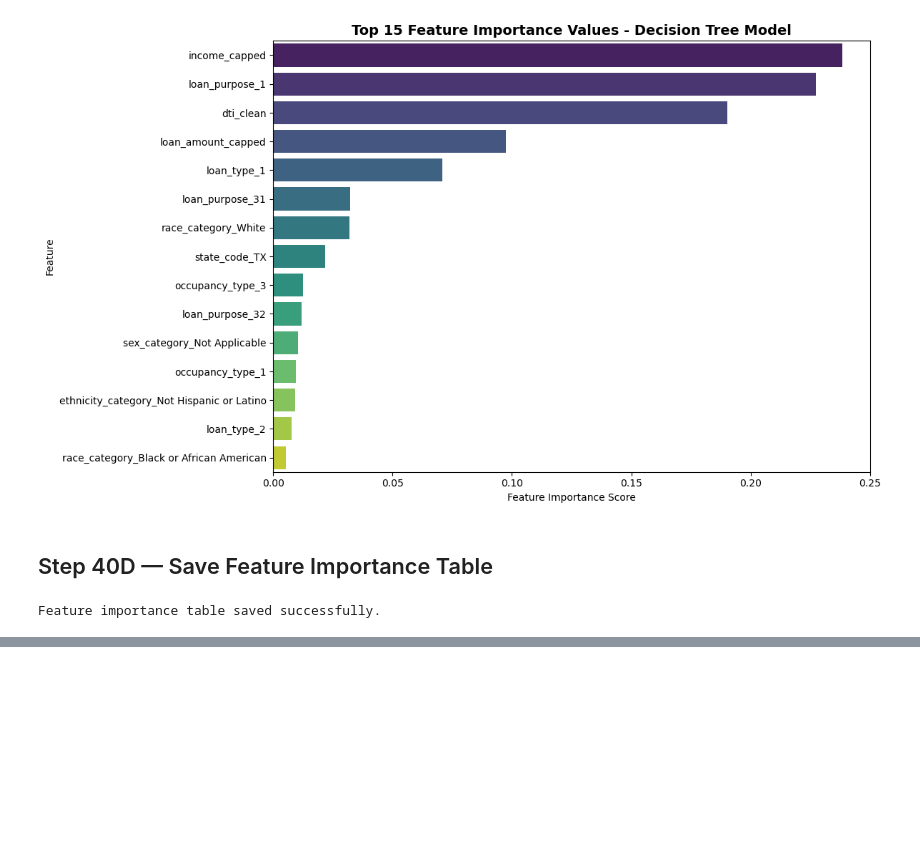
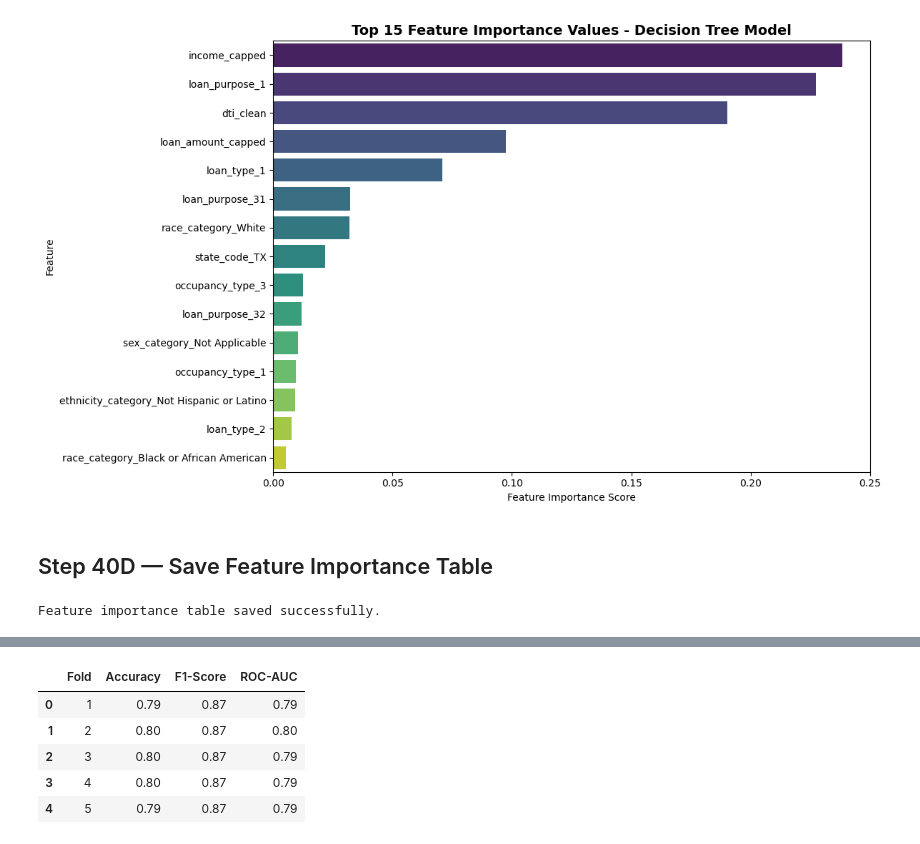
Before and after one commit to Shivashankar-Chari/hmda-capstone-analysis, a Jupyter notebook: 01_data_understanding_details.ipynb, the cells around one changed output, grey strips where cells are left out. Cells and saved outputs as stored; diff of their text form; code cells hidden in the pictures; blank space fills up the shorter version.

```diff
--- a/01_data_understanding_details.ipynb
+++ b/01_data_understanding_details.ipynb
@@ -3259,0 +3314,22 @@ this aligns BEAUTIFULLY with project title.
+# %%
+# Step 41B: Inspect raw cross-validation fold scores
+
+# Create detailed fold-wise results
+cv_fold_scores = pd.DataFrame({
+    "Fold": [1, 2, 3, 4, 5],
+    "Accuracy": cv_results["test_accuracy"],
+    "F1-Score": cv_results["test_f1"],
+    "ROC-AUC": cv_results["test_roc_auc"]
+})
+
+# Display fold-level scores with higher precision
+pd.set_option("display.precision", 8)
+
+cv_fold_scores
+# %% [output]
+|  | Fold | Accuracy | F1-Score | ROC-AUC |
+| 0 | 1 | 0.79 | 0.87 | 0.79 |
+| 1 | 2 | 0.80 | 0.87 | 0.80 |
+| 2 | 3 | 0.80 | 0.87 | 0.79 |
+| 3 | 4 | 0.80 | 0.87 | 0.79 |
+| 4 | 5 | 0.79 | 0.87 | 0.79 |
```
Also changed, not shown: parts of 27 cells of this notebook.
